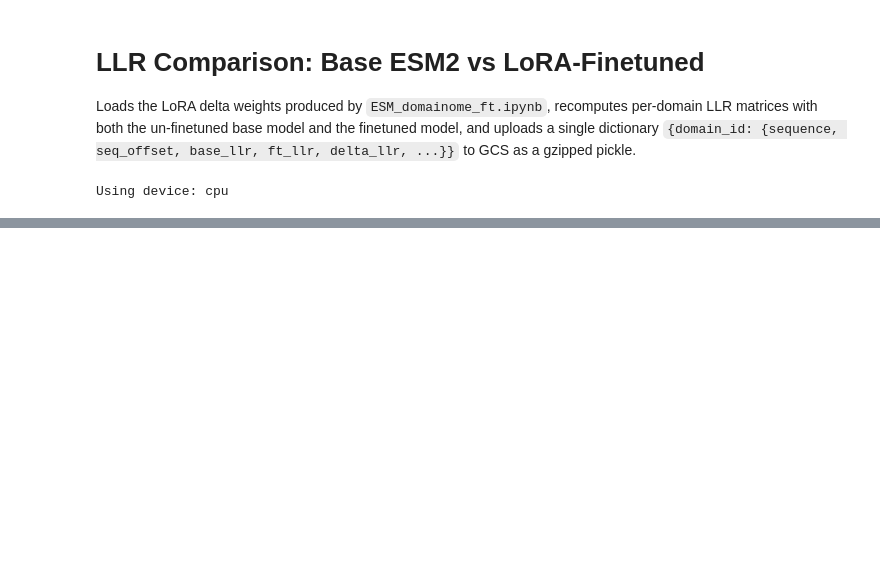
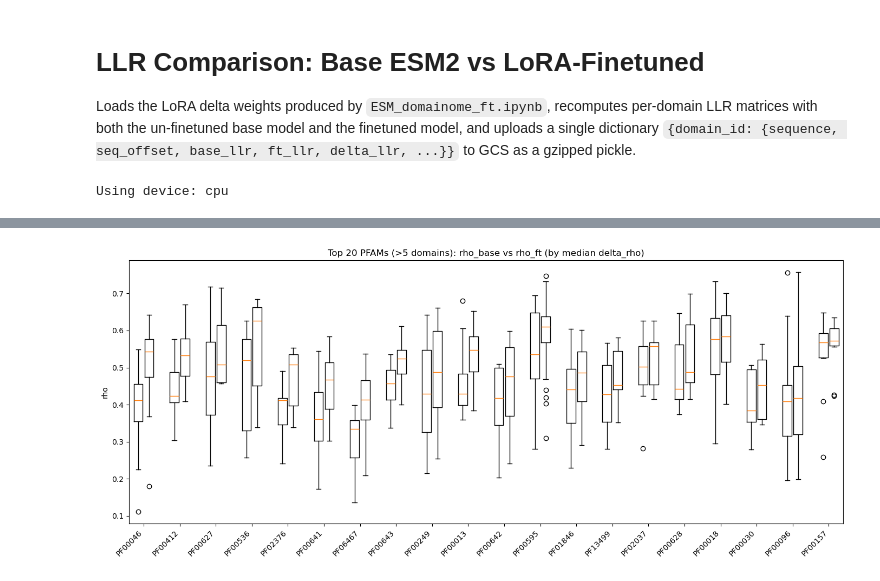
Before and after one commit to Hutch-Johnson/Protein-Language-Models, a Jupyter notebook: ESM_domainome_llr_compare.ipynb, the cells around one changed output, grey strips where cells are left out. Saved outputs shown, nothing was run; the diff lists cells and outputs as text; code cells hidden in the pictures; blank space fills up the shorter version.

```diff
--- a/ESM_domainome_llr_compare.ipynb
+++ b/ESM_domainome_llr_compare.ipynb
@@ -415,0 +375,58 @@ delta_df = pd.DataFrame(entry["delta_llr"], index=entry["aa_order"], columns=ent
+# %%
+# --- Step 1: filter PFAMs with enough samples ---
+pfam_counts = corr_df['pfam'].value_counts()
+valid_pfams = pfam_counts[pfam_counts > 5].index
+df_filt = corr_df[corr_df['pfam'].isin(valid_pfams)].copy()
+
+# --- Step 2: select top 20 PFAMs by median delta_rho ---
+top_pfams = (
+    df_filt.groupby('pfam')['delta_rho']
+    .median()
+    .sort_values(ascending=False)
+    .head(20)
+    .index
+)
+
+df_top = df_filt[df_filt['pfam'].isin(top_pfams)].copy()
+
+# --- Step 3: reshape for plotting ---
+long_df = df_top.melt(
+    id_vars=['pfam'],
+    value_vars=['rho_base', 'rho_ft'],
+    var_name='condition',
+    value_name='rho'
+)
+
+# --- Step 4: build boxplot data ---
+pfams = list(top_pfams)
+
+base_data = []
+ft_data = []
+
+for pfam in pfams:
+    base_data.append(
+        long_df[(long_df['pfam'] == pfam) & (long_df['condition'] == 'rho_base')]['rho']
+    )
+    ft_data.append(
+        long_df[(long_df['pfam'] == pfam) & (long_df['condition'] == 'rho_ft')]['rho']
+    )
+
+# --- Step 5: plot ---
+fig, ax = plt.subplots(figsize=(14, 6))
+
+x = np.arange(len(pfams)) * 2
+x_ft = x + 0.6
+
+ax.boxplot(base_data, positions=x)
+ax.boxplot(ft_data, positions=x_ft)
+
+ax.set_xticks(x + 0.3)
+ax.set_xticklabels(pfams, rotation=45, ha='right')
+
+ax.set_ylabel("rho")
+ax.set_title("Top 20 PFAMs (>5 domains): rho_base vs rho_ft (by median delta_rho)")
+
+plt.tight_layout()
+plt.show()
+# %% [output]
+[figure, added]
```
Also changed, not shown: parts of 15 cells of this notebook, 1 other file.
